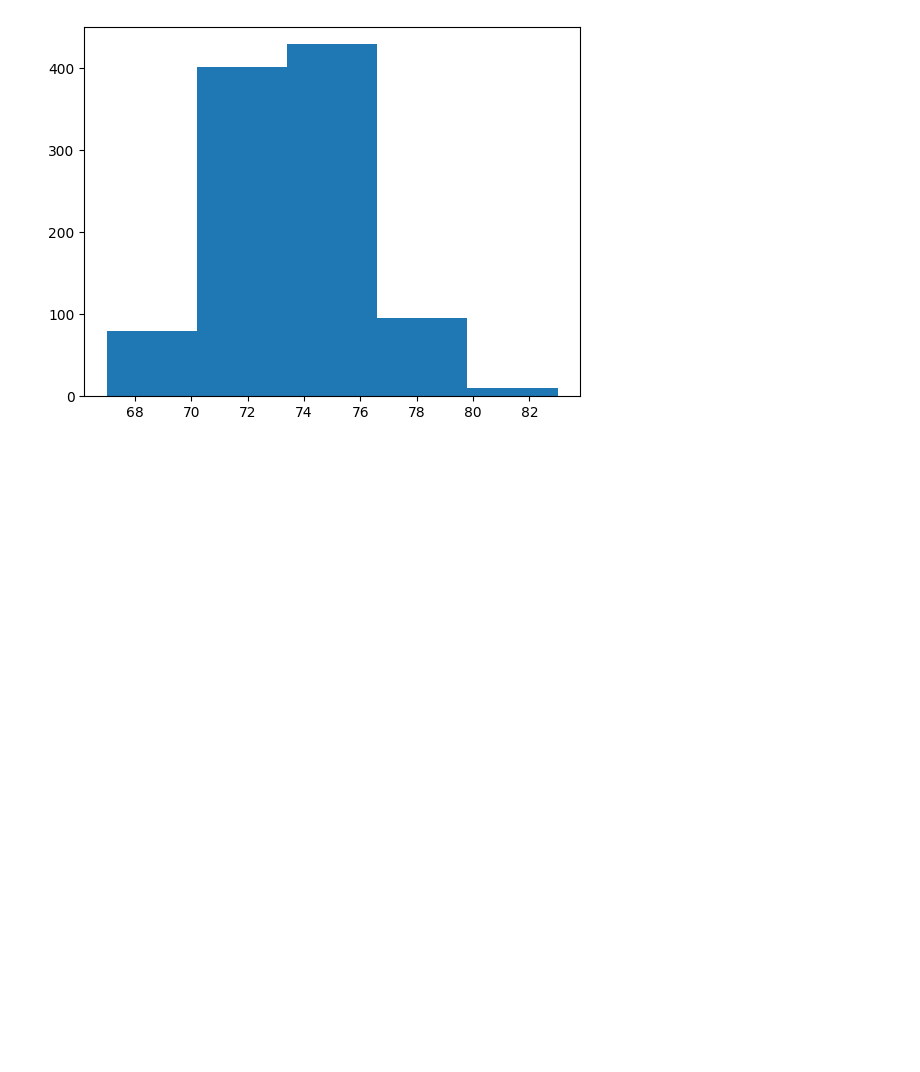
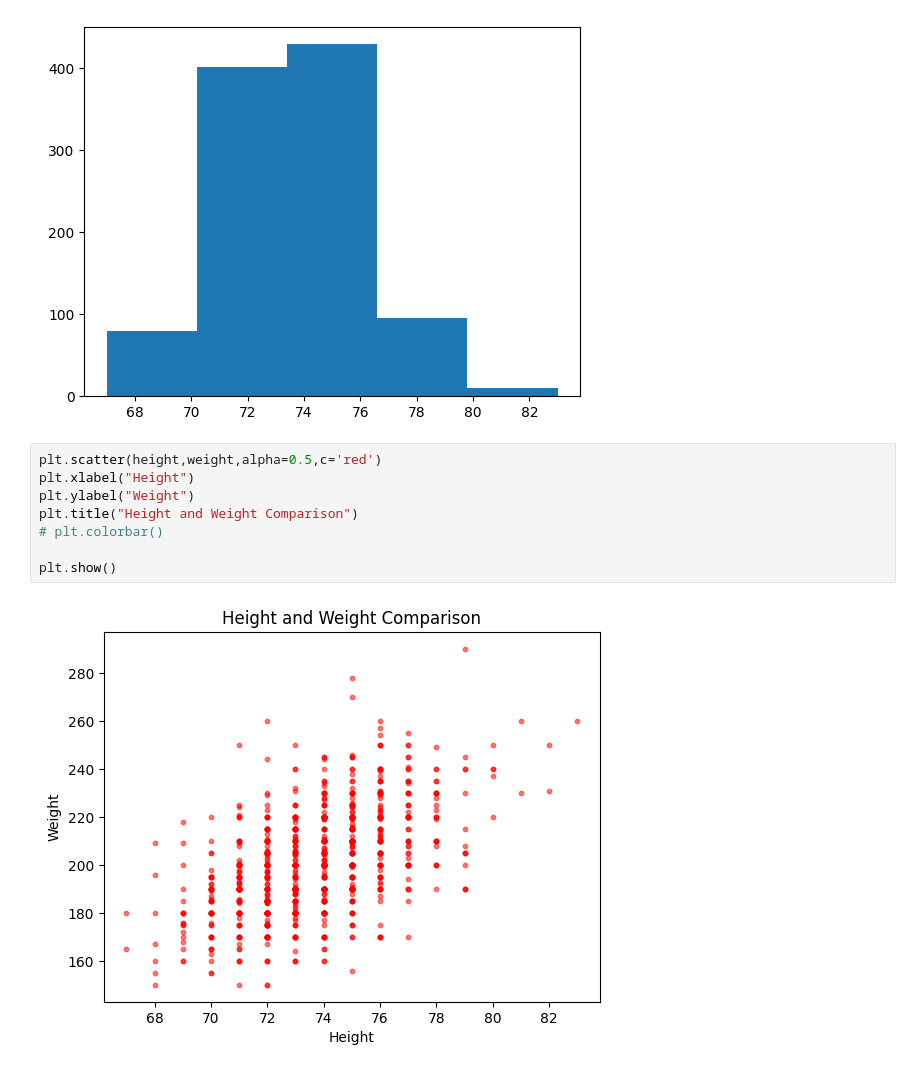
Before and after one commit to dev-sandip/data_science, a Jupyter notebook: day_1.ipynb, the cells around one changed output. Drawn from its saved outputs; the diff is of its cells as text; blank space fills up the shorter version.

```diff
--- a/day_1.ipynb
+++ b/day_1.ipynb
@@ -20,3 +22,13 @@ plt.hist(height,bins=5)
  array([67. , 70.2, 73.4, 76.6, 79.8, 83. ]),
  <BarContainer object of 5 artists>)
 [figure]
+# %%
+plt.scatter(height,weight,alpha=0.5,c='red')
+plt.xlabel("Height")
+plt.ylabel("Weight")
+plt.title("Height and Weight Comparison")
+# plt.colorbar()
+
+plt.show()
+# %% [output]
+[figure, added]
```
Also changed, not shown: parts of 3 cells of this notebook.
